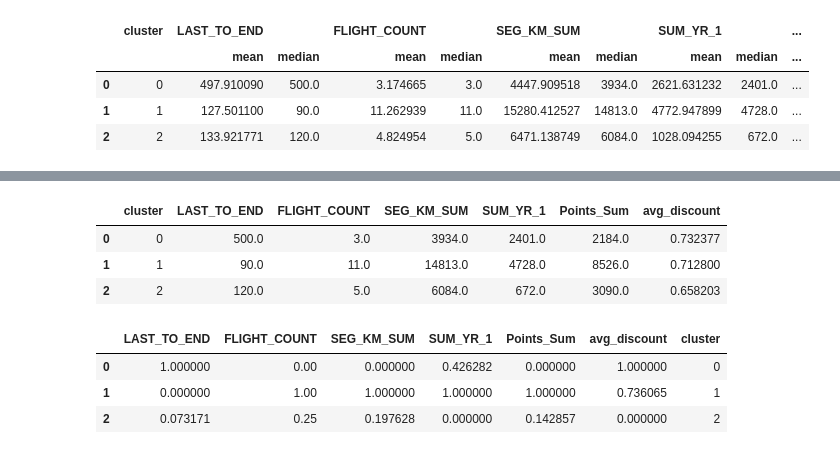
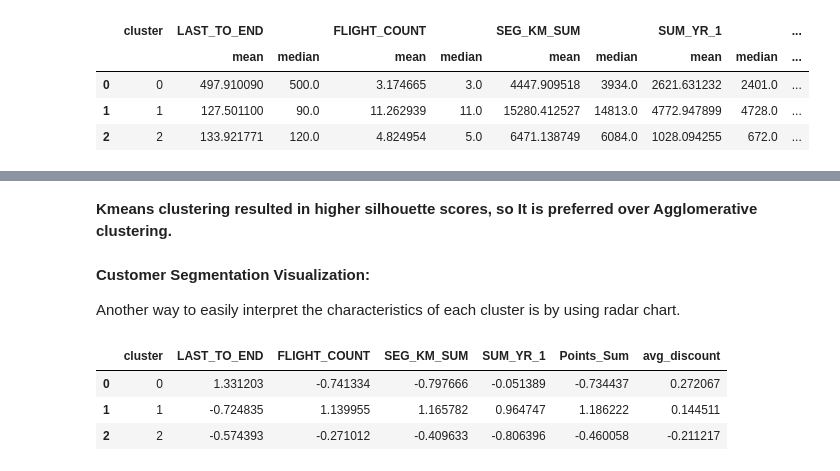
Before and after one commit to learnindya/Airline-Customer-Segmentation, a Jupyter notebook: Homework_Week_16_Unsupervised_Learning_AFA.ipynb, the cells around one changed output, grey strips where cells are left out. Saved outputs shown, nothing was run; the diff lists cells and outputs as text; code cells hidden in the pictures.

```diff
--- a/Homework_Week_16_Unsupervised_Learning_AFA.ipynb
+++ b/Homework_Week_16_Unsupervised_Learning_AFA.ipynb
@@ -384,0 +392,8 @@ From clusters 2 to 3 seems to show no significant decrease anymore, but it's rar
+# %%
+arr_silhouette_score_euclidean = []
+for i in range_n_clusters:
+    kmeans = KMeans(n_clusters=i).fit(df_std)
+    preds = kmeans.predict(df_std)
+
+    score_euclidean = silhouette_score(df_std, preds, metric='euclidean')
+    arr_silhouette_score_euclidean.append(score_euclidean)
@@ -384,0 +477,16 @@ From clusters 2 to 3 seems to show no significant decrease anymore, but it's rar
+# %%
+from yellowbrick.cluster import SilhouetteVisualizer
+
+fig, ax = plt.subplots(2, 2, figsize=(15,8))
+for i in [2, 3, 4, 5]:
+    '''
+    Create KMeans instance for different number of clusters
+    '''
+    km = KMeans(n_clusters=i, init='k-means++', n_init=10, max_iter=100, random_state=42)
+    q, mod = divmod(i, 2)
+    '''
+    Create SilhouetteVisualizer instance with KMeans instance
+    Fit the visualizer
+    '''
+    visualizer = SilhouetteVisualizer(km, colors='yellowbrick', ax=ax[q-1][mod])
+    visualizer.fit(df_std)
@@ -459,8 +574,0 @@ print(range_n_clusters)
-# %%
-arr_silhouette_score_euclidean = []
-for i in range_n_clusters:
-    kmeans = KMeans(n_clusters=i).fit(df_feature)
-    preds = kmeans.predict(df_feature)
-
-    score_euclidean = silhouette_score(df_feature, preds, metric='euclidean')
-    arr_silhouette_score_euclidean.append(score_euclidean)
@@ -642,42 +709,24 @@ Strategy:
+# %% [markdown]
+**Kmeans clustering resulted in higher silhouette scores, so It is preferred over Agglomerative clustering.**
+# %% [markdown]
+**Customer Segmentation Visualization:**
+
+Another way to easily interpret the characteristics of each cluster is by using radar chart.
 # %%
 import plotly.express as px
 import pandas as pd
+# %%
+# attach labels to standardized data
+df_std['cluster'] = kmeans.labels_
 # %%
-df_temp = df_feature.groupby('cluster').agg(['median']).reset_index()
+df_temp = df_std.groupby('cluster').agg(['median']).reset_index()
 df_temp.columns = ['cluster','LAST_TO_END','FLIGHT_COUNT','SEG_KM_SUM','SUM_YR_1','Points_Sum','avg_discount']
 df_temp
 # %% [output]
 |  | cluster | LAST_TO_END | FLIGHT_COUNT | SEG_KM_SUM | SUM_YR_1 | Points_Sum | avg_discount |
-| 0 | 0 | 500.0 | 3.0 | 3934.0 | 2401.0 | 2184.0 | 0.732377 |
-| 1 | 1 | 90.0 | 11.0 | 14813.0 | 4728.0 | 8526.0 | 0.712800 |
-| 2 | 2 | 120.0 | 5.0 | 6084.0 | 672.0 | 3090.0 | 0.658203 |
+| 0 | 0 | 1.331203 | -0.741334 | -0.797666 | -0.051389 | -0.734437 | 0.272067 |
+| 1 | 1 | -0.724835 | 1.139955 | 1.165782 | 0.964747 | 1.186222 | 0.144511 |
+| 2 | 2 | -0.574393 | -0.271012 | -0.409633 | -0.806396 | -0.460058 | -0.211217 |
-# %%
-# Normalize the data
-
-from sklearn.preprocessing import MinMaxScaler
-
-# Extract the cluster column and save it separately
-clusters = df_temp['cluster']
-
-# Drop the 'Cluster' column before normalization
-df_numeric = df_temp.drop('cluster', axis=1)
-
-# Initialize MinMaxScaler
-scaler = MinMaxScaler()
-
-# Fit and transform the numeric columns
-df_normalized = pd.DataFrame(scaler.fit_transform(df_numeric), columns=df_numeric.columns)
-
-# Add the 'Cluster' column back
-df_normalized['cluster'] = clusters
-
-# Display the normalized DataFrame
-df_normalized
-# %% [output]
-|  | LAST_TO_END | FLIGHT_COUNT | SEG_KM_SUM | SUM_YR_1 | Points_Sum | avg_discount | cluster |
-| 0 | 1.000000 | 0.00 | 0.000000 | 0.426282 | 0.000000 | 1.000000 | 0 |
-| 1 | 0.000000 | 1.00 | 1.000000 | 1.000000 | 1.000000 | 0.736065 | 1 |
-| 2 | 0.073171 | 0.25 | 0.197628 | 0.000000 | 0.142857 | 0.000000 | 2 |
 # %%
 from plotly.offline import plot
 import plotly.graph_objs as go
```
Also changed, not shown: parts of 66 cells of this notebook.
